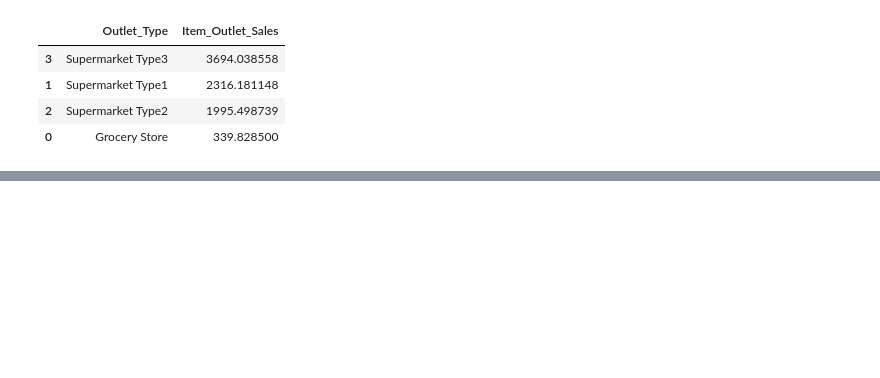
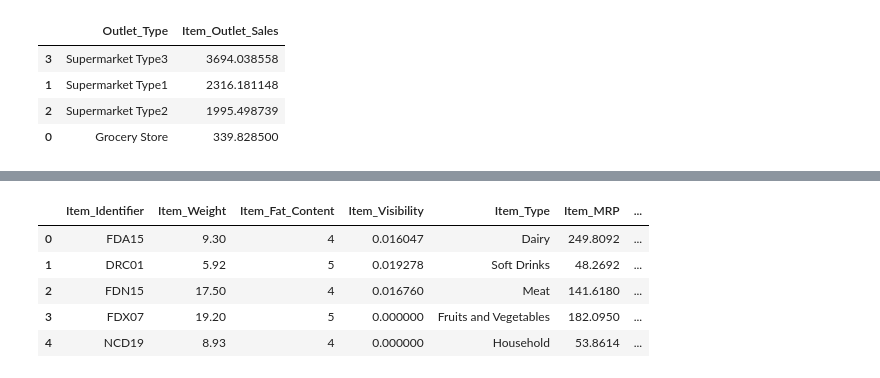
Before and after one commit to elseagle/S-Big-Mart-Sales-III, a Jupyter notebook: S- Big Mart Sales III.ipynb, the cells around one changed output, grey strips where cells are left out. Saved outputs shown, nothing was run; the diff lists cells and outputs as text; code cells hidden in the pictures; blank space fills up the shorter version.

```diff
--- a/S- Big Mart Sales III.ipynb
+++ b/S- Big Mart Sales III.ipynb
@@ -114,0 +192,9 @@ df[["Outlet_Location_Type", "Item_Outlet_Sales"]].groupby(['Outlet_Location_Type
+# %%
+#filling item weight with mean value
+
+df['Item_Weight']=df['Item_Weight'].fillna(12.85)
+# %%
+#filling outlet size with 'Medium'
+
+df['Outlet_Size']=df['Outlet_Size'].fillna('Medium')
+df.info()
@@ -114,0 +219,14 @@ df[["Outlet_Location_Type", "Item_Outlet_Sales"]].groupby(['Outlet_Location_Type
+# %%
+#Mapping Fat Content to int
+fat_map={'Low Fat':4, 'Regular':5, 'low fat':3, 'LF':2, 'reg':1}
+df['Item_Fat_Content']=df['Item_Fat_Content'].replace(fat_map)
+# %%
+outlets_map={'OUT049':8, 'OUT018':3, 'OUT010':1, 'OUT013':6, 'OUT027':10, 'OUT045':4,'OUT017':7, 'OUT046':5, 'OUT035':9, 'OUT019':2}
+df['Outlet_Identifier']=df['Outlet_Identifier'].replace(outlets_map)
+# %% [output]
+|  | Item_Identifier | Item_Weight | Item_Fat_Content | Item_Visibility | Item_Type | Item_MRP | ... |
+| 0 | FDA15 | 9.30 | 4 | 0.016047 | Dairy | 249.8092 | ... |
+| 1 | DRC01 | 5.92 | 5 | 0.019278 | Soft Drinks | 48.2692 | ... |
+| 2 | FDN15 | 17.50 | 4 | 0.016760 | Meat | 141.6180 | ... |
+| 3 | FDX07 | 19.20 | 5 | 0.000000 | Fruits and Vegetables | 182.0950 | ... |
+| 4 | NCD19 | 8.93 | 4 | 0.000000 | Household | 53.8614 | ... |
```
Also changed, not shown: parts of 23 cells of this notebook.
